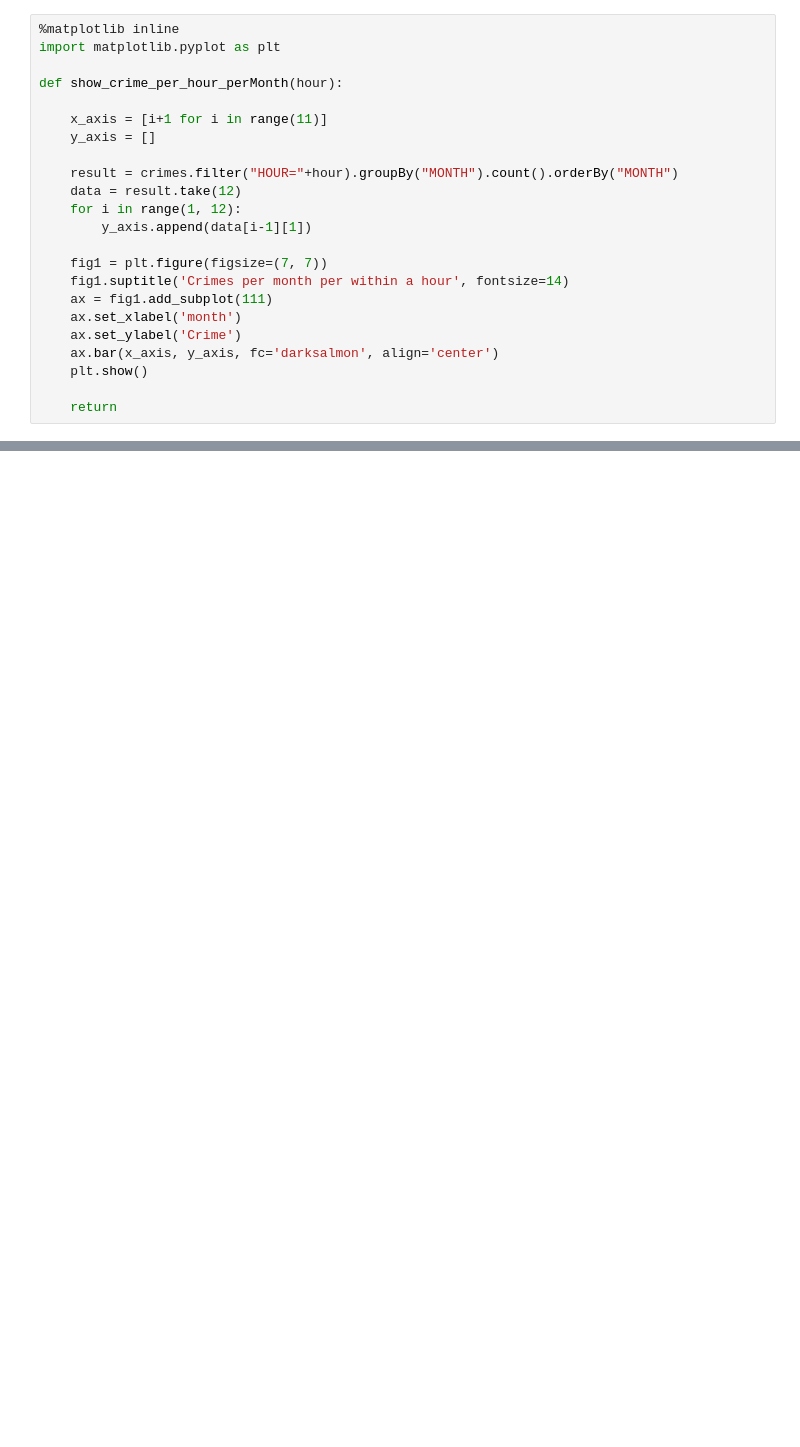
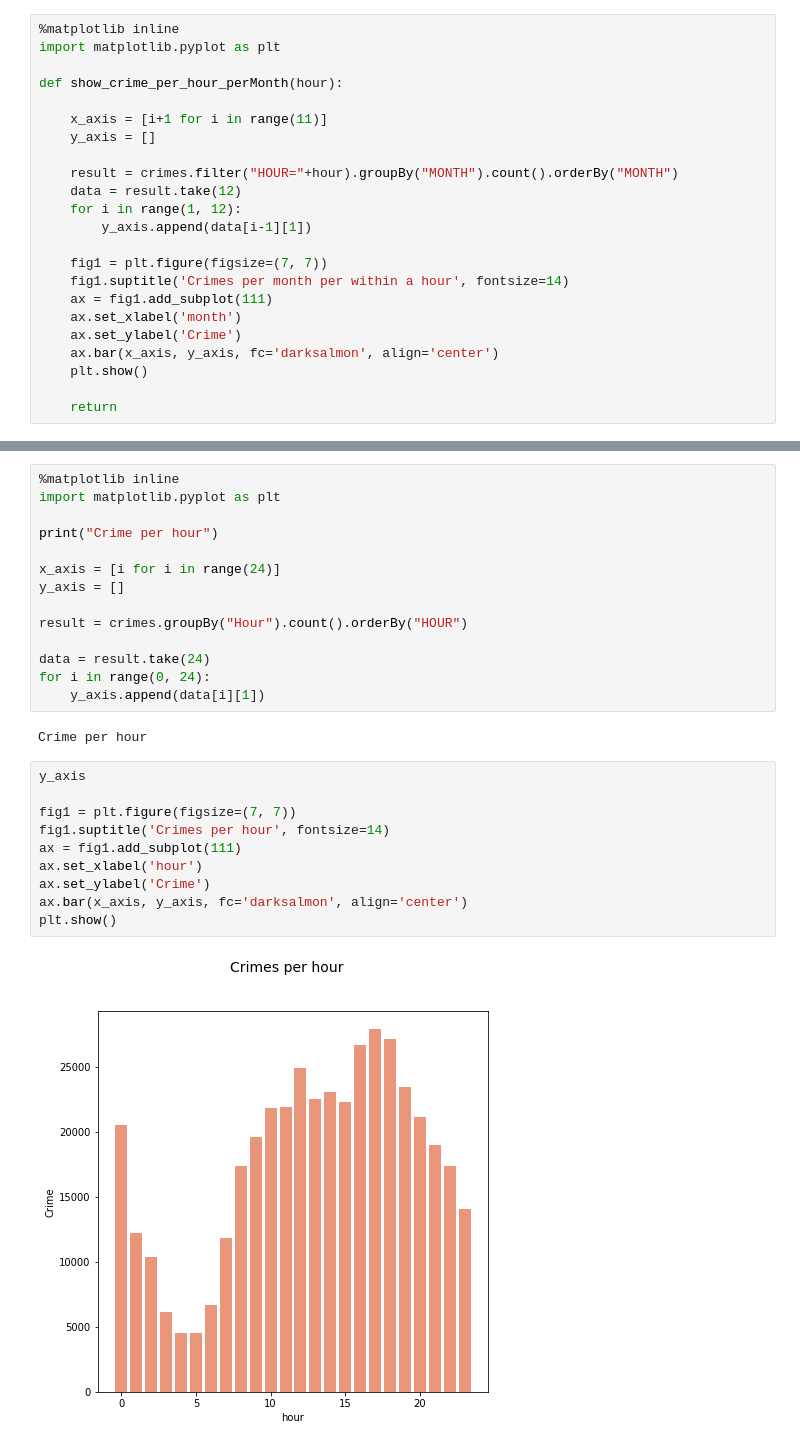
Before and after one commit to Kotiba-saket/DataMining, a Jupyter notebook: BostonCrimes.ipynb, the cells around one changed output, grey strips where cells are left out. Drawn from its saved outputs; the diff is of its cells as text; blank space fills up the shorter version.

```diff
--- a/BostonCrimes.ipynb
+++ b/BostonCrimes.ipynb
@@ -82,0 +119,28 @@ show_crime_per_hour_perMonth(time)
+# %%
+%matplotlib inline
+import matplotlib.pyplot as plt
+
+print("Crime per hour")
+
+x_axis = [i for i in range(24)]
+y_axis = []
+
+result = crimes.groupBy("Hour").count().orderBy("HOUR")
+
+data = result.take(24)
+for i in range(0, 24):
+    y_axis.append(data[i][1])
+# %% [output]
+Crime per hour
+# %%
+y_axis
+
+fig1 = plt.figure(figsize=(7, 7))
+fig1.suptitle('Crimes per hour', fontsize=14)
+ax = fig1.add_subplot(111)
+ax.set_xlabel('hour')
+ax.set_ylabel('Crime')
+ax.bar(x_axis, y_axis, fc='darksalmon', align='center')
+plt.show()
+# %% [output]
+[figure, added]
```
Also changed, not shown: parts of 16 cells of this notebook, 2 other files.
